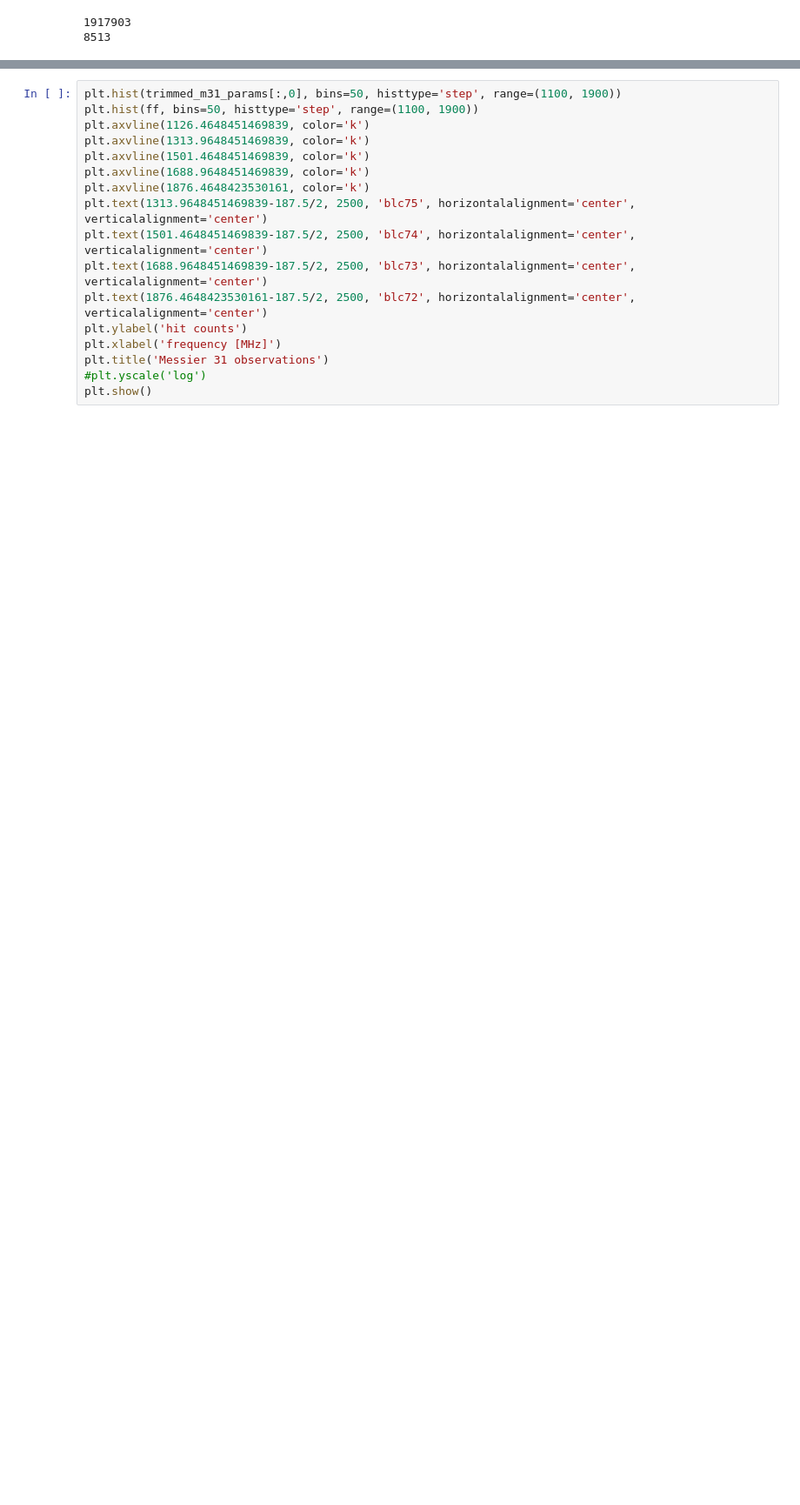
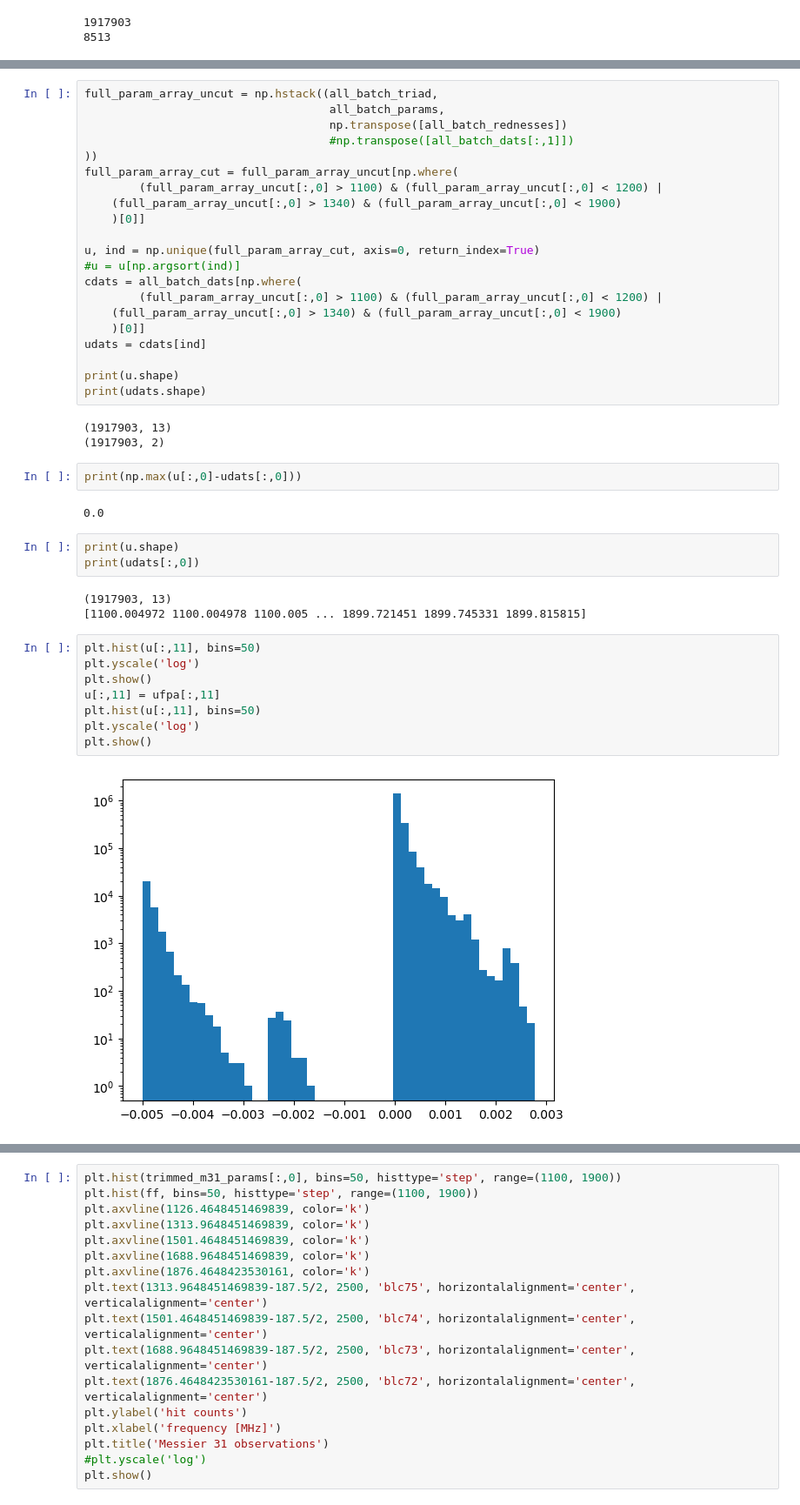
Before and after one commit to bjacobell/gbt-hdbscan, a Jupyter notebook: batch_hdbscan_iterative.ipynb, the cells around one changed output, grey strips where cells are left out. Shown at 87% size. Saved outputs shown, nothing was run; the diff lists cells and outputs as text; blank space fills up the shorter version.

```diff
--- a/batch_hdbscan_iterative.ipynb
+++ b/batch_hdbscan_iterative.ipynb
@@ -107,0 +207,44 @@ print(counter)
+# %%
+full_param_array_uncut = np.hstack((all_batch_triad,
+                                    all_batch_params,
+                                    np.transpose([all_batch_rednesses])
+                                    #np.transpose([all_batch_dats[:,1]])
+))
+full_param_array_cut = full_param_array_uncut[np.where(
+        (full_param_array_uncut[:,0] > 1100) & (full_param_array_uncut[:,0] < 1200) |
+    (full_param_array_uncut[:,0] > 1340) & (full_param_array_uncut[:,0] < 1900)
+    )[0]]
+
+u, ind = np.unique(full_param_array_cut, axis=0, return_index=True)
+#u = u[np.argsort(ind)]
+cdats = all_batch_dats[np.where(
+        (full_param_array_uncut[:,0] > 1100) & (full_param_array_uncut[:,0] < 1200) |
+    (full_param_array_uncut[:,0] > 1340) & (full_param_array_uncut[:,0] < 1900)
+    )[0]]
+udats = cdats[ind]
+
+print(u.shape)
+print(udats.shape)
+# %% [output]
+(1917903, 13)
+(1917903, 2)
+# %%
+print(np.max(u[:,0]-udats[:,0]))
+# %% [output]
+0.0
+# %%
+print(u.shape)
+print(udats[:,0])
+# %% [output]
+(1917903, 13)
+[1100.004972 1100.004978 1100.005 ... 1899.721451 1899.745331 1899.815815]
+# %%
+plt.hist(u[:,11], bins=50)
+plt.yscale('log')
+plt.show()
+u[:,11] = ufpa[:,11]
+plt.hist(u[:,11], bins=50)
+plt.yscale('log')
+plt.show()
+# %% [output]
+[figure, added]
```
Also changed, not shown: parts of 36 cells of this notebook, 15 other files.
